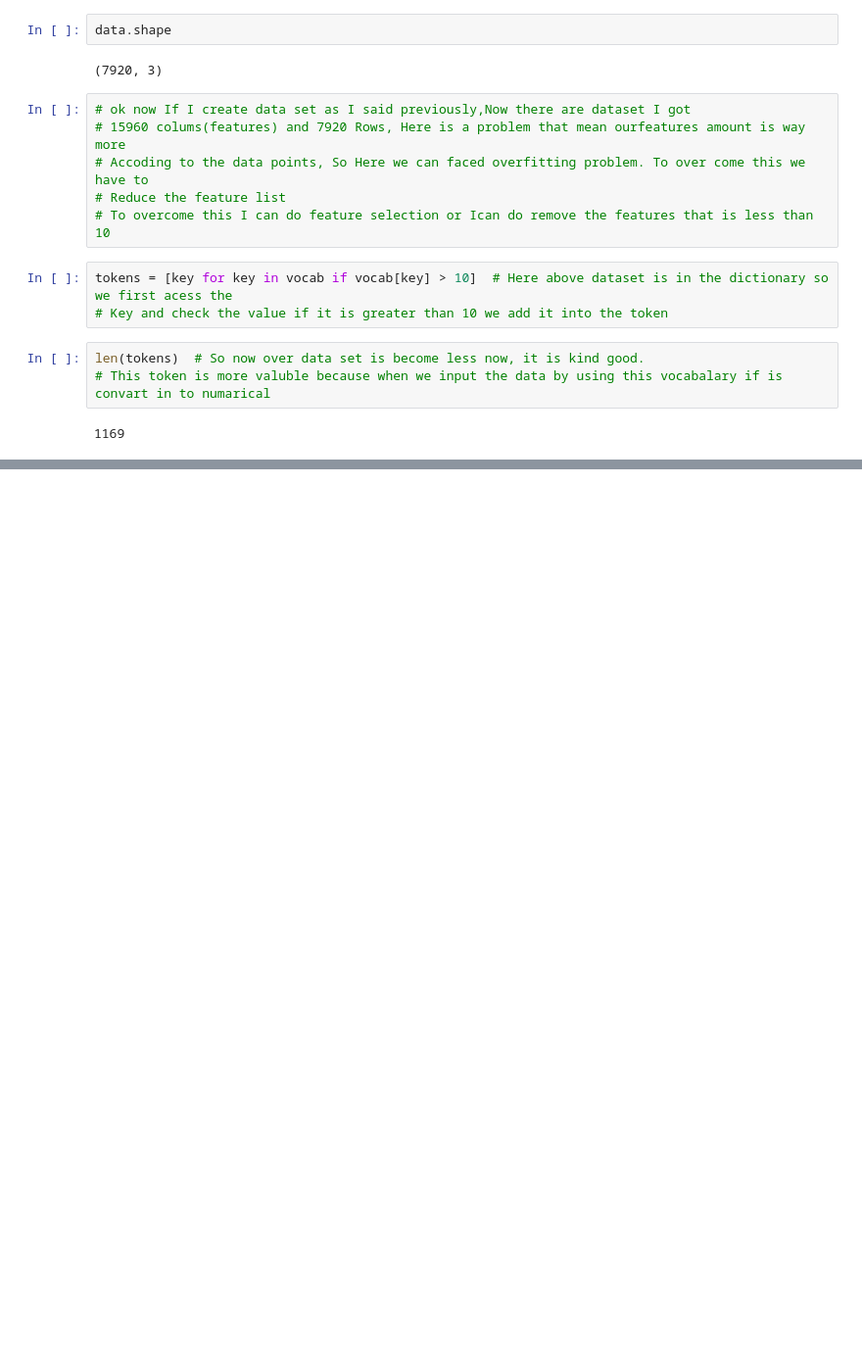
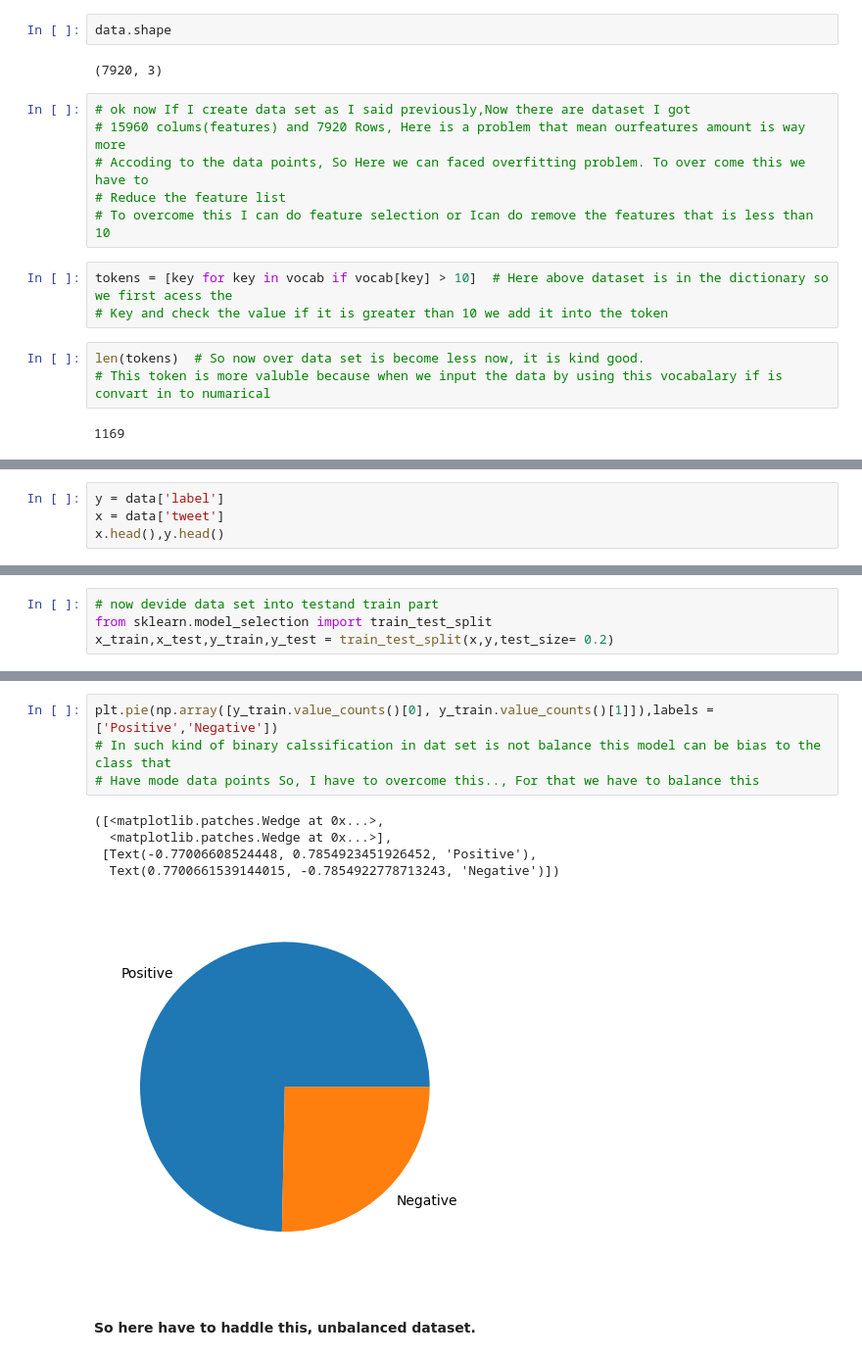
Before and after one commit to HMGUNASEKARA/Sentiment-Analysis-, a Jupyter notebook: Notebooks/Untitled.ipynb, the cells around one changed output, grey strips where cells are left out. Shown at 98% size. Cells and saved outputs as stored; diff of their text form; blank space fills up the shorter version.

Commit message:
Final_model_save

```diff
--- a/Notebooks/Untitled.ipynb
+++ b/Notebooks/Untitled.ipynb
@@ -273,0 +338,4 @@ save_vocabulary(tokens, '../static/model/vocabulary.txt') # Call the function
+# %%
+y = data['label']
+x = data['tweet']
+x.head(),y.head()
@@ -273,0 +355,4 @@ save_vocabulary(tokens, '../static/model/vocabulary.txt') # Call the function
+# %%
+# now devide data set into testand train part
+from sklearn.model_selection import train_test_split
+x_train,x_test,y_train,y_test = train_test_split(x,y,test_size= 0.2)
@@ -273,0 +392,12 @@ save_vocabulary(tokens, '../static/model/vocabulary.txt') # Call the function
+# %%
+plt.pie(np.array([y_train.value_counts()[0], y_train.value_counts()[1]]),labels = ['Positive','Negative'])
+# In such kind of binary calssification in dat set is not balance this model can be bias to the class that
+# Have mode data points So, I have to overcome this.., For that we have to balance this
+# %% [output]
+([<matplotlib.patches.Wedge at 0x...>,
+  <matplotlib.patches.Wedge at 0x...>],
+ [Text(-0.77006608524448, 0.7854923451926452, 'Positive'),
+  Text(0.7700661539144015, -0.7854922778713243, 'Negative')])
+[figure, added]
+# %% [markdown]
+####  So here have to haddle this, unbalanced dataset.
```
Also changed, not shown: parts of 30 cells of this notebook, 1 other file.
